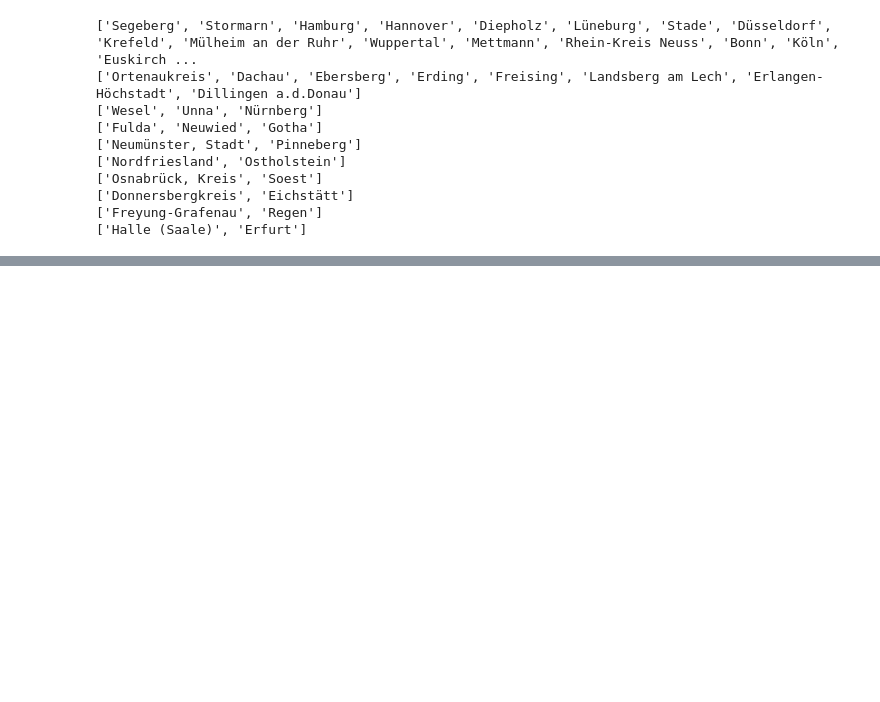
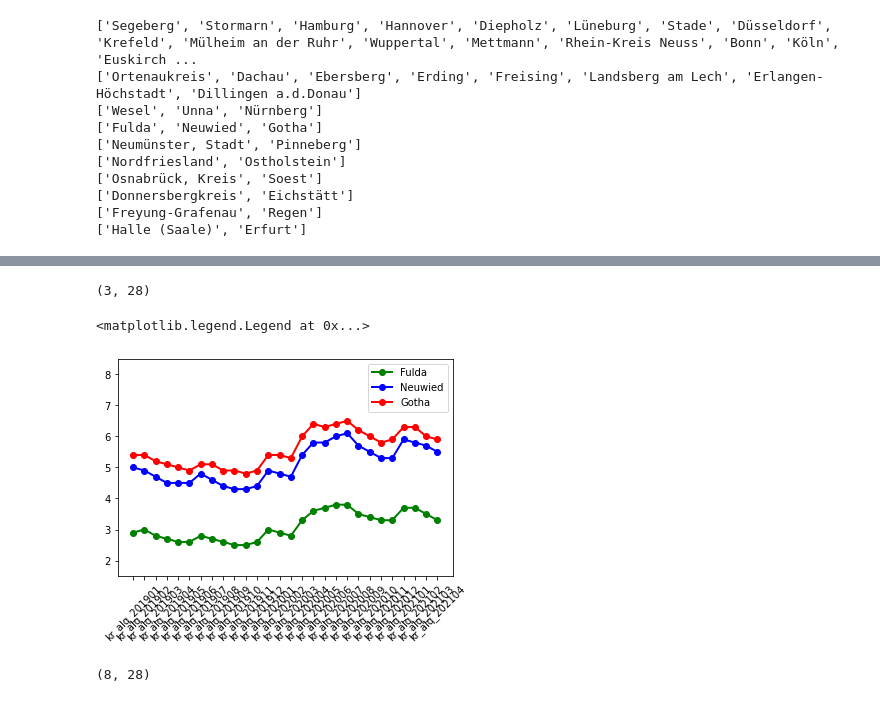
Before and after one commit to DSSGxUK/bmwi, a Jupyter notebook: notebooks/network-alq.ipynb, the cells around one changed output, grey strips where cells are left out. Drawn from its saved outputs; the diff is of its cells as text; code cells hidden in the pictures; blank space fills up the shorter version.

```diff
--- a/notebooks/network.ipynb
+++ b/notebooks/network-alq.ipynb
@@ -235,0 +265,22 @@ for c in clusters:
+# %%
+cluster2 = df_kr_alq[df_kr_alq['kreis'].isin(['Fulda', 'Neuwied', 'Gotha'])][filter_col]
+cluster2.shape
+# %% [output]
+(3, 28)
+# %%
+plt.plot(cluster2.columns, cluster2.iloc[0], 'go-', label='Fulda', linewidth=2)
+plt.plot(cluster2.columns, cluster2.iloc[1], 'bo-', label='Neuwied', linewidth=2)
+plt.plot(cluster2.columns, cluster2.iloc[2], 'ro-', label='Gotha', linewidth=2)
+plt.xticks(rotation=45)
+plt.ylim(1.5, 8.5)
+plt.legend()
+# %% [output]
+<matplotlib.legend.Legend at 0x...>
+[figure, added]
+# %%
+cluster3 = df_kr_alq[df_kr_alq['kreis'].isin(
+    ['Ortenaukreis', 'Dachau', 'Ebersberg', 'Erding', 'Freising', 'Landsberg am Lech',
+     'Erlangen-Höchstadt', 'Dillingen a.d.Donau'])][filter_col]
+cluster3.shape
+# %% [output]
+(8, 28)
```
Also changed, not shown: parts of 8 cells of this notebook, 3 other files.
